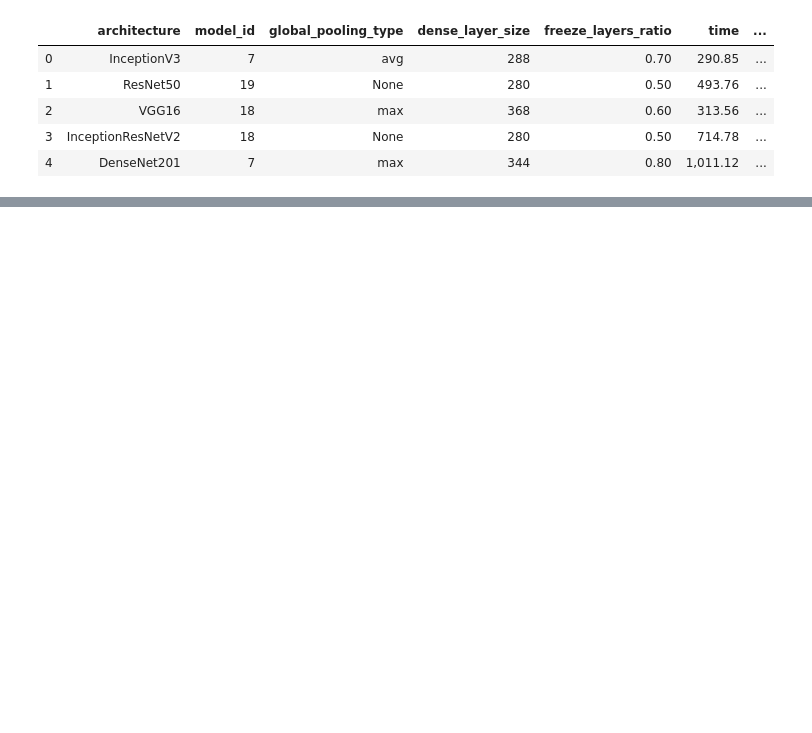
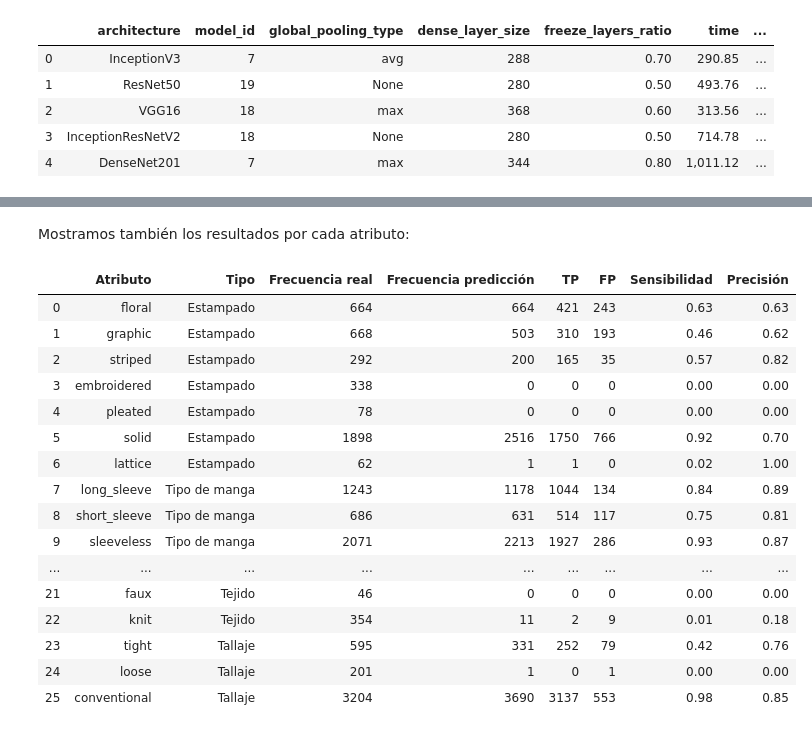
Before and after one commit to akepa/attribute-detection-in-fashon-images, a Jupyter notebook: DeepFashion_VersionReducida.ipynb, the cells around one changed output, grey strips where cells are left out. Cells and saved outputs as stored; diff of their text form; code cells hidden in the pictures; blank space fills up the shorter version.

```diff
--- a/DeepFashion_VersionReducida.ipynb
+++ b/DeepFashion_VersionReducida.ipynb
@@ -1215,3 +1268,4 @@ res_split_models[1]
 # %%
-build_results_table(res_split_models[0])
+y_pred_combined = res_split_models[0]
+display_examples(y_pred_combined)
 # %% [output]
@@ -1234,0 +1288,22 @@ build_results_table(res_split_models[0])
+# %% [markdown]
+Mostramos también los resultados por cada atributo:
+# %%
+build_results_table(y_pred_combined)
+# %% [output]
+|  | Atributo | Tipo | Frecuencia real | Frecuencia predicción | TP | FP | Sensibilidad | Precisión |
+| 0 | floral | Estampado | 664 | 664 | 421 | 243 | 0.63 | 0.63 |
+| 1 | graphic | Estampado | 668 | 503 | 310 | 193 | 0.46 | 0.62 |
+| 2 | striped | Estampado | 292 | 200 | 165 | 35 | 0.57 | 0.82 |
+| 3 | embroidered | Estampado | 338 | 0 | 0 | 0 | 0.00 | 0.00 |
+| 4 | pleated | Estampado | 78 | 0 | 0 | 0 | 0.00 | 0.00 |
+| 5 | solid | Estampado | 1898 | 2516 | 1750 | 766 | 0.92 | 0.70 |
+| 6 | lattice | Estampado | 62 | 1 | 1 | 0 | 0.02 | 1.00 |
+| 7 | long_sleeve | Tipo de manga | 1243 | 1178 | 1044 | 134 | 0.84 | 0.89 |
+| 8 | short_sleeve | Tipo de manga | 686 | 631 | 514 | 117 | 0.75 | 0.81 |
+| 9 | sleeveless | Tipo de manga | 2071 | 2213 | 1927 | 286 | 0.93 | 0.87 |
+| ... | ... | ... | ... | ... | ... | ... | ... | ... |
+| 21 | faux | Tejido | 46 | 0 | 0 | 0 | 0.00 | 0.00 |
+| 22 | knit | Tejido | 354 | 11 | 2 | 9 | 0.01 | 0.18 |
+| 23 | tight | Tallaje | 595 | 331 | 252 | 79 | 0.42 | 0.76 |
+| 24 | loose | Tallaje | 201 | 1 | 0 | 1 | 0.00 | 0.00 |
+| 25 | conventional | Tallaje | 3204 | 3690 | 3137 | 553 | 0.98 | 0.85 |
```
Also changed, not shown: parts of 74 cells of this notebook, 1 other file.
